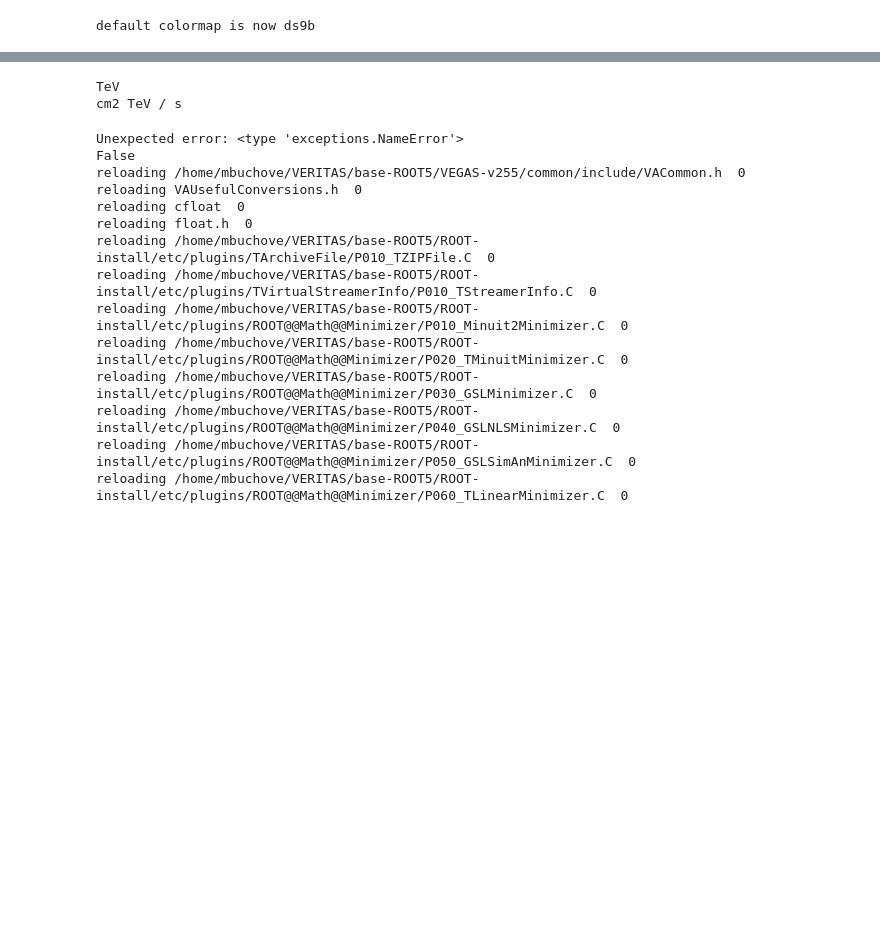
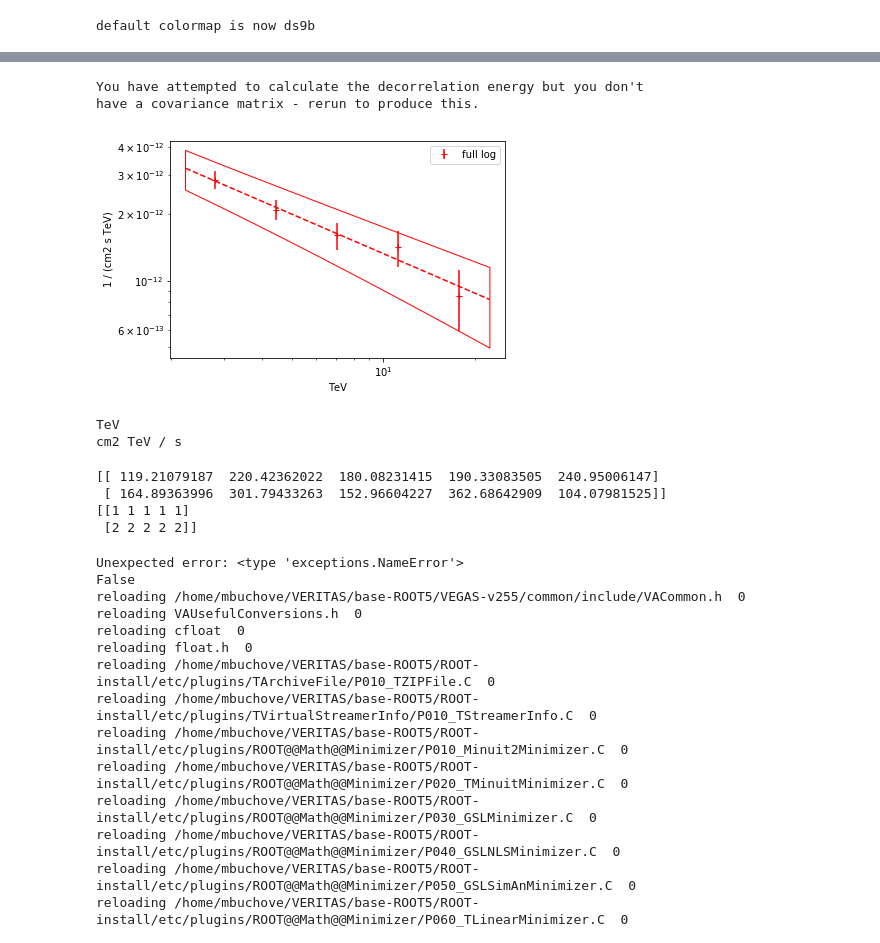
Before and after one commit to MattGPT-ai/analysis-tools-m, a Jupyter notebook: pyROOT/extract_spectrum.ipynb, the cells around one changed output, grey strips where cells are left out. Cells and saved outputs as stored; diff of their text form; code cells hidden in the pictures; blank space fills up the shorter version.

Commit message:
Added unit labels to axes for spectrum plots, asymmetric error bars work, range is almost fixed, but missing the first point

```diff
--- a/pyROOT/extract_spectrum.ipynb
+++ b/pyROOT/extract_spectrum.ipynb
@@ -36,3 +36,13 @@ You might consider updating your normalization energy and rerunning.
+# %%
+sp2 = pF.spectrumPlotter()
+sp2.readVEGASLog(home+"/Dropbox/GalacticCenter/log/stage6/SgrA_disp5t_v255_okay-obs-4tel_medium_both_stage6.txt")
+sp2.plotSpectrum(label="full log")
+
+#help(plt.errorbar)
+# %% [output]
+You have attempted to calculate the decorrelation energy but you don't
+have a covariance matrix - rerun to produce this.
+[figure, added]
 # %%
 print spectrum.energyUnits.to_string()
 energyUnits = u.TeV
@@ -41,6 +51,18 @@ print sedUnits.to_string()
 # %% [output]
 TeV
 cm2 TeV / s
+# %%
+ar = np.ndarray((2,5))
+print ar
+l1 = [1]*5
+l2 = [2]*5
+
+print np.asarray((l1, l2))
+# %% [output]
+[[ 119.21079187  220.42362022  180.08231415  190.33083505  240.95006147]
+ [ 164.89363996  301.79433263  152.96604227  362.68642909  104.07981525]]
+[[1 1 1 1 1]
+ [2 2 2 2 2]]
 # %%
 %%rootprint
 vegasPath = os.path.expandvars("$VEGAS")
```
Also changed, not shown: parts of 8 cells of this notebook, 1 other file.
